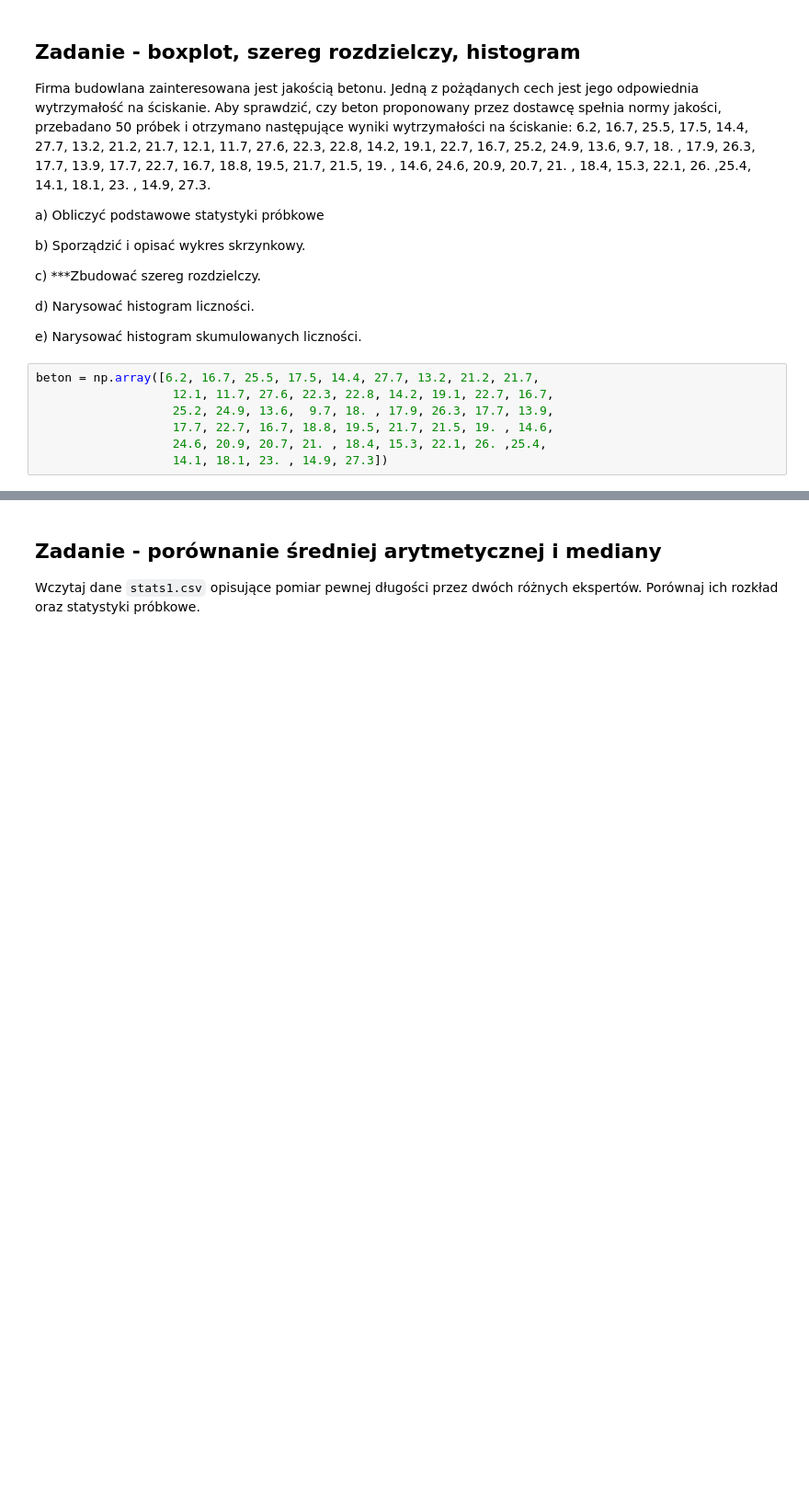
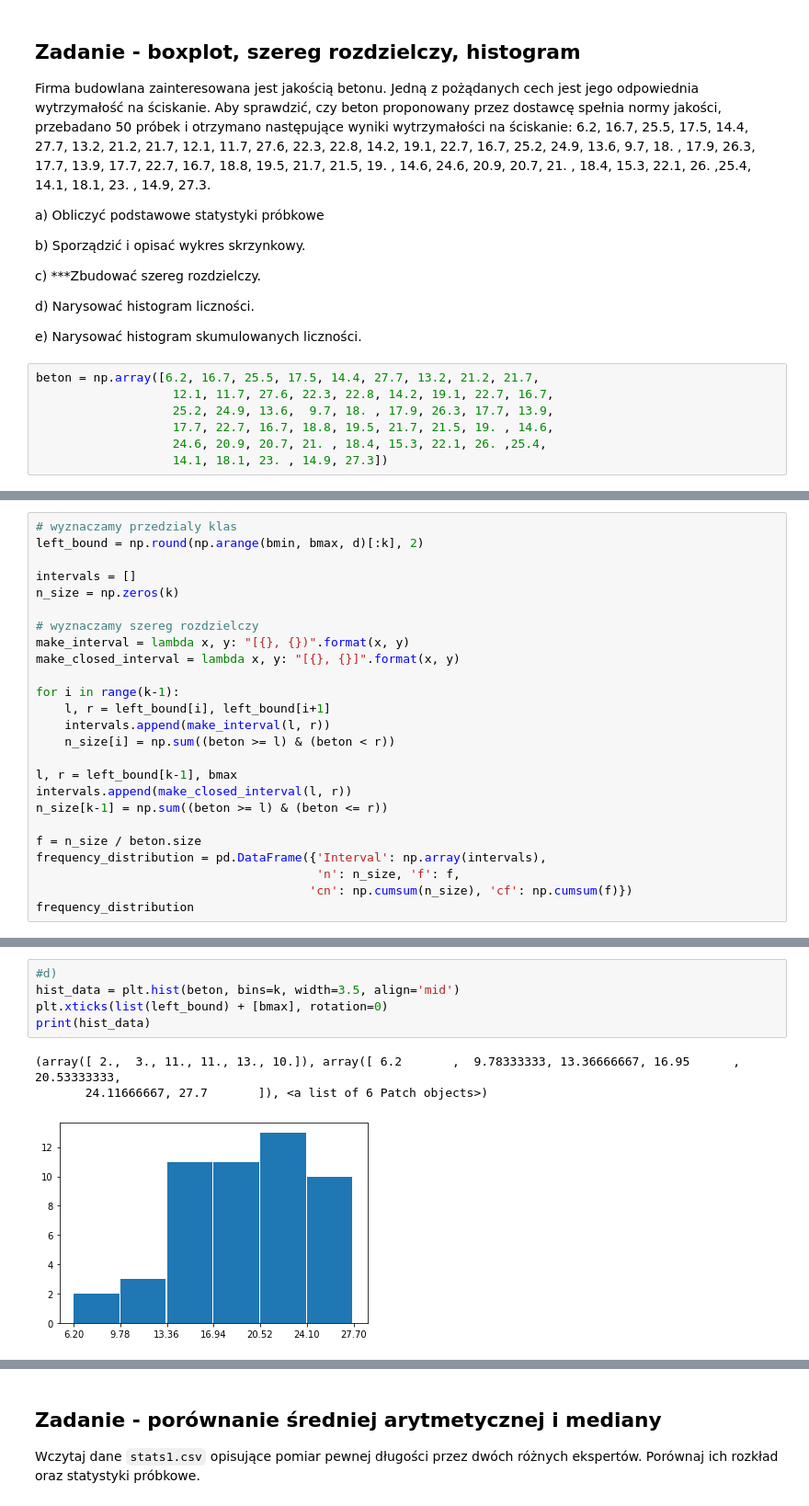
Before and after one commit to mdabrowski-phd/ds250223_stat, a Jupyter notebook: 01_statystyka_opisowa/01_statystyki_opisowe.ipynb, the cells around one changed output, grey strips where cells are left out. Shown at 92% size. Cells and saved outputs as stored; diff of their text form; blank space fills up the shorter version.

```diff
--- a/01_statystyka_opisowa/01_statystyki_opisowe.ipynb
+++ b/01_statystyka_opisowa/01_statystyki_opisowe.ipynb
@@ -68,0 +149,25 @@ beton = np.array([6.2, 16.7, 25.5, 17.5, 14.4, 27.7, 13.2, 21.2, 21.7,
+# %%
+# wyznaczamy przedzialy klas
+left_bound = np.round(np.arange(bmin, bmax, d)[:k], 2)
+
+intervals = []
+n_size = np.zeros(k)
+
+# wyznaczamy szereg rozdzielczy
+make_interval = lambda x, y: "[{}, {})".format(x, y)
+make_closed_interval = lambda x, y: "[{}, {}]".format(x, y)
+
+for i in range(k-1):
+    l, r = left_bound[i], left_bound[i+1]
+    intervals.append(make_interval(l, r))
+    n_size[i] = np.sum((beton >= l) & (beton < r))
+
+l, r = left_bound[k-1], bmax
+intervals.append(make_closed_interval(l, r))
+n_size[k-1] = np.sum((beton >= l) & (beton <= r))
+
+f = n_size / beton.size
+frequency_distribution = pd.DataFrame({'Interval': np.array(intervals),
+                                       'n': n_size, 'f': f,
+                                      'cn': np.cumsum(n_size), 'cf': np.cumsum(f)})
+frequency_distribution
@@ -68,0 +182,9 @@ beton = np.array([6.2, 16.7, 25.5, 17.5, 14.4, 27.7, 13.2, 21.2, 21.7,
+# %%
+#d)
+hist_data = plt.hist(beton, bins=k, width=3.5, align='mid')
+plt.xticks(list(left_bound) + [bmax], rotation=0)
+print(hist_data)
+# %% [output]
+(array([ 2.,  3., 11., 11., 13., 10.]), array([ 6.2       ,  9.78333333, 13.36666667, 16.95      , 20.53333333,
+       24.11666667, 27.7       ]), <a list of 6 Patch objects>)
+[figure, added]
```
Also changed, not shown: parts of 19 cells of this notebook, 1 other file.
